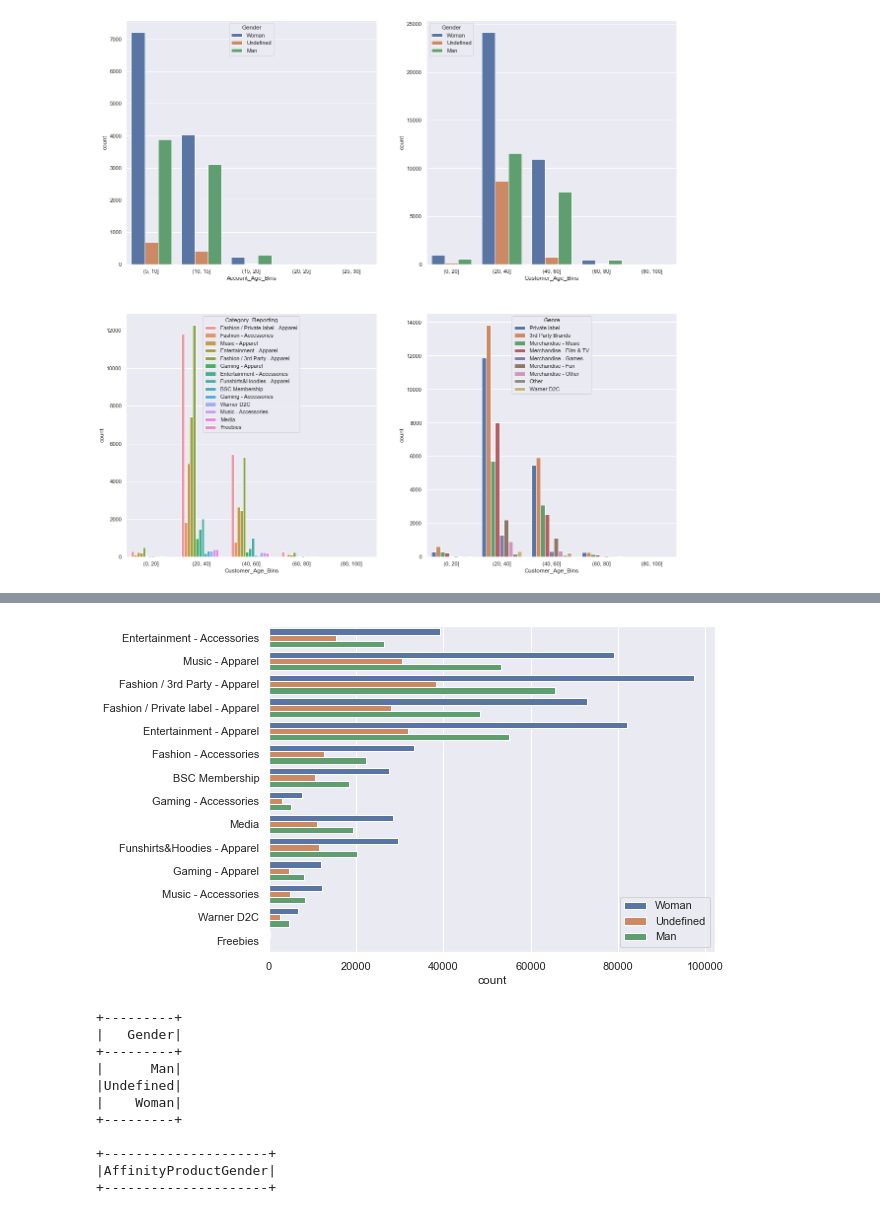
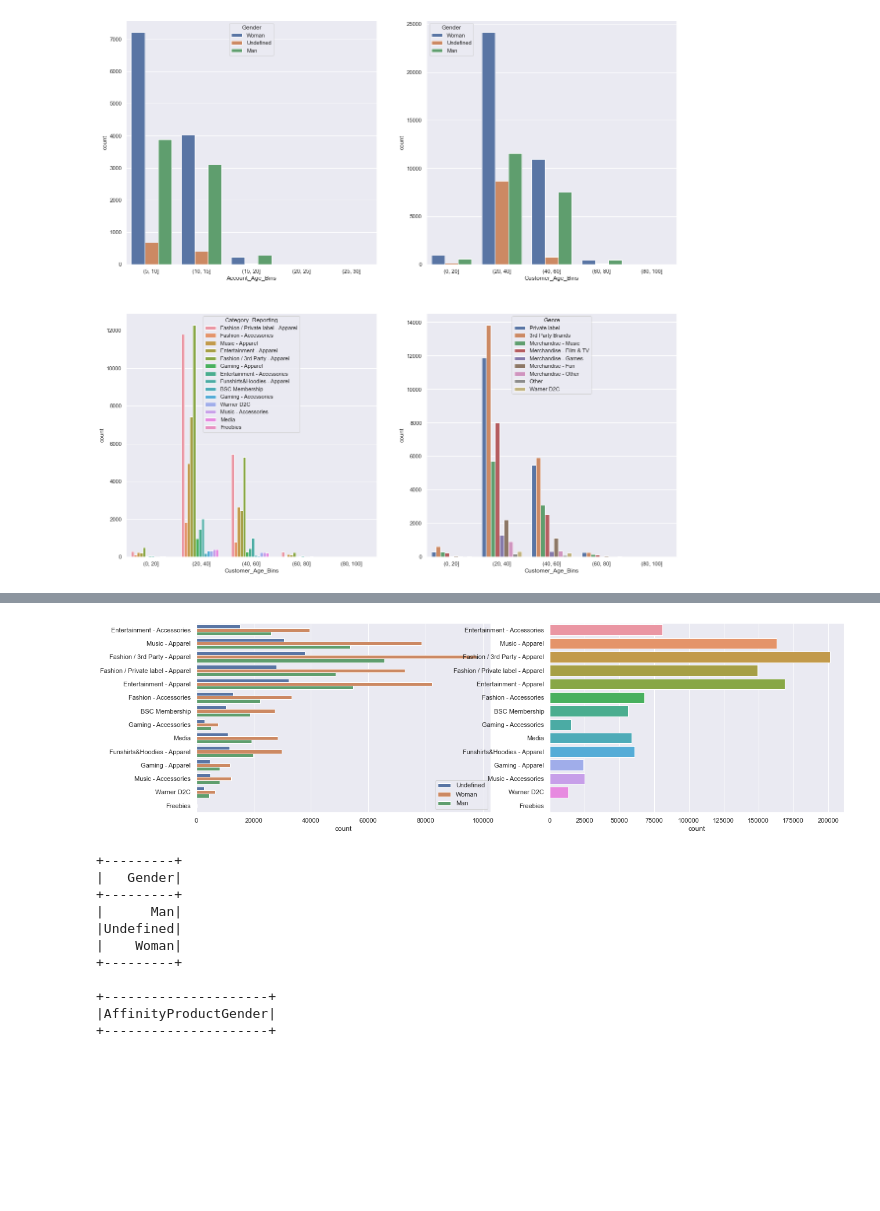
Before and after one commit to Alok2412/Customer-Segmentation-, a Jupyter notebook: Customer_Segmentation - Spark.ipynb, the cells around one changed output, grey strips where cells are left out. Drawn from its saved outputs; the diff is of its cells as text; code cells hidden in the pictures; blank space fills up the shorter version.

```diff
--- a/Customer_Segmentation - Spark.ipynb
+++ b/Customer_Segmentation - Spark.ipynb
@@ -230,9 +264,12 @@ df2.drop(['Account_Age_Bins','Customer_Age_Bins'],inplace = True,axis =1)
 # %% [output]
 [figure]
 # %%
-# count plot with for categories and genre of customer
+# count plot for categories and genre of customer
 sns.set_style('darkgrid')
-sns.set(rc={'figure.figsize':(8,6)})
+fig, axes = plt.subplots(nrows=1, ncols=2)
+fig.set_size_inches(15, 6)
+# sns.set(rc={'figure.figsize':(8,6)})
 my_list = df1.select(F.collect_list('Genre')).first()[0]
-sns.countplot(y=my_list,orient='v',hue=df1.select(F.collect_list('Gender')).first()[0]);
+sns.countplot(y=my_list,orient='v',hue=df1.select(F.collect_list('Gender')).first()[0],ax = axes[0]);
+sns.countplot(y=my_list,orient='v',ax = axes[1]);
 # %% [output]
@@ -240,11 +277,14 @@ sns.countplot(y=my_list,orient='v',hue=df1.select(F.collect_list('Gender')).firs
 # %%
-# count plot with for categories and genre of customer
+# count plot for categories and genre of customer
 sns.set_style('darkgrid')
-sns.set(rc={'figure.figsize':(8,6)})
+fig, axes = plt.subplots(nrows=1, ncols=2)
+fig.set_size_inches(20, 6)
+# sns.set(rc={'figure.figsize':(8,6)})
 my_list = df1.select(F.collect_list('Category_Reporting')).first()[0]
-sns.countplot(y=my_list,orient='v',hue=df1.select(F.collect_list('Gender')).first()[0]);
+sns.countplot(y=my_list,orient='v',hue=df1.select(F.collect_list('Gender')).first()[0],ax = axes[0]);
+sns.countplot(y=my_list,orient='v',ax = axes[1]);
 # %% [output]
-[figure, old version]
+[figure, new version]
 # %%
 df1.select("Gender").distinct().show()
 df1.select("AffinityProductGender").distinct().show()
```
Also changed, not shown: parts of 15 cells of this notebook.
